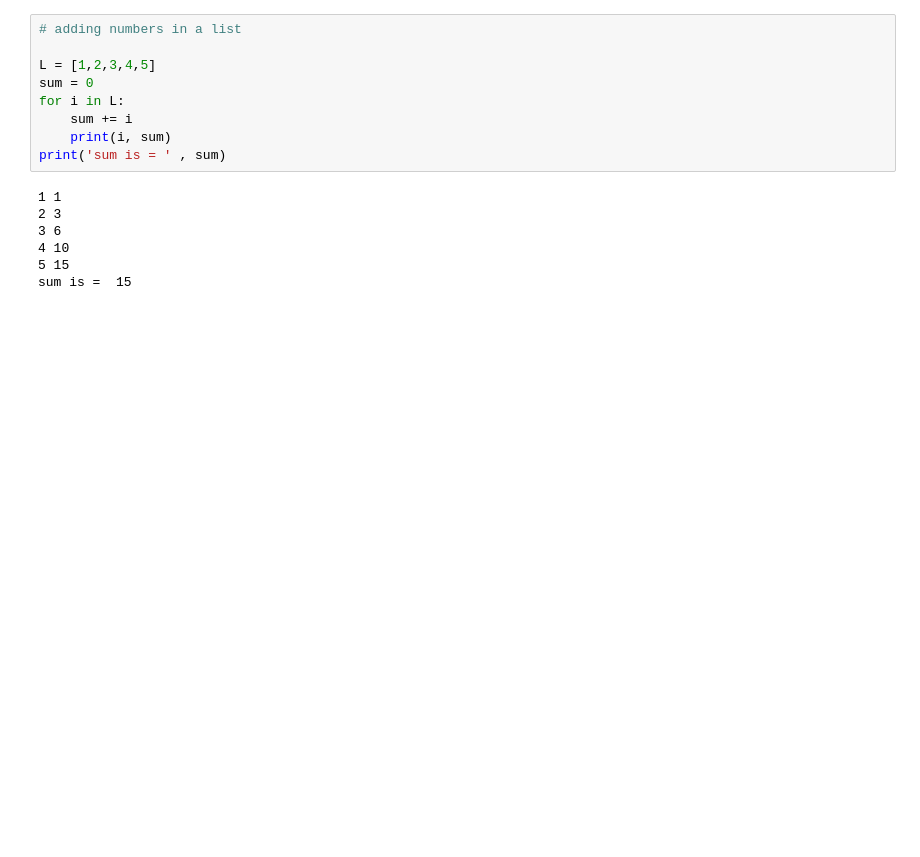
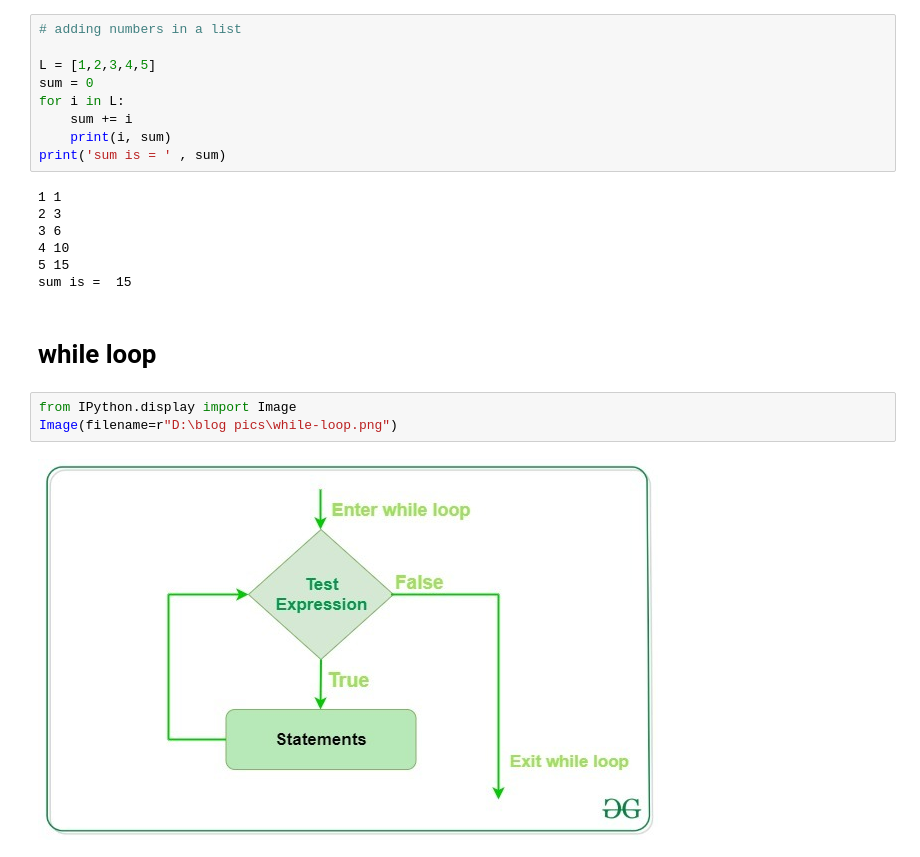
Before and after one commit to ridwanahmed002/Python---Basics, a Jupyter notebook: day_4_loop.ipynb, the cells around one changed output. Saved outputs shown, nothing was run; the diff lists cells and outputs as text; blank space fills up the shorter version.

```diff
--- a/day_4_loop.ipynb
+++ b/day_4_loop.ipynb
@@ -48,3 +48,10 @@ print('sum is = ' , sum)
 4 10
 5 15
 sum is =  15
+# %% [markdown]
+# while loop
+# %%
+from IPython.display import Image
+Image(filename=r"D:\blog pics\while-loop.png")
+# %% [output]
+[figure, added]
```
Also changed, not shown: parts of 4 cells of this notebook.
